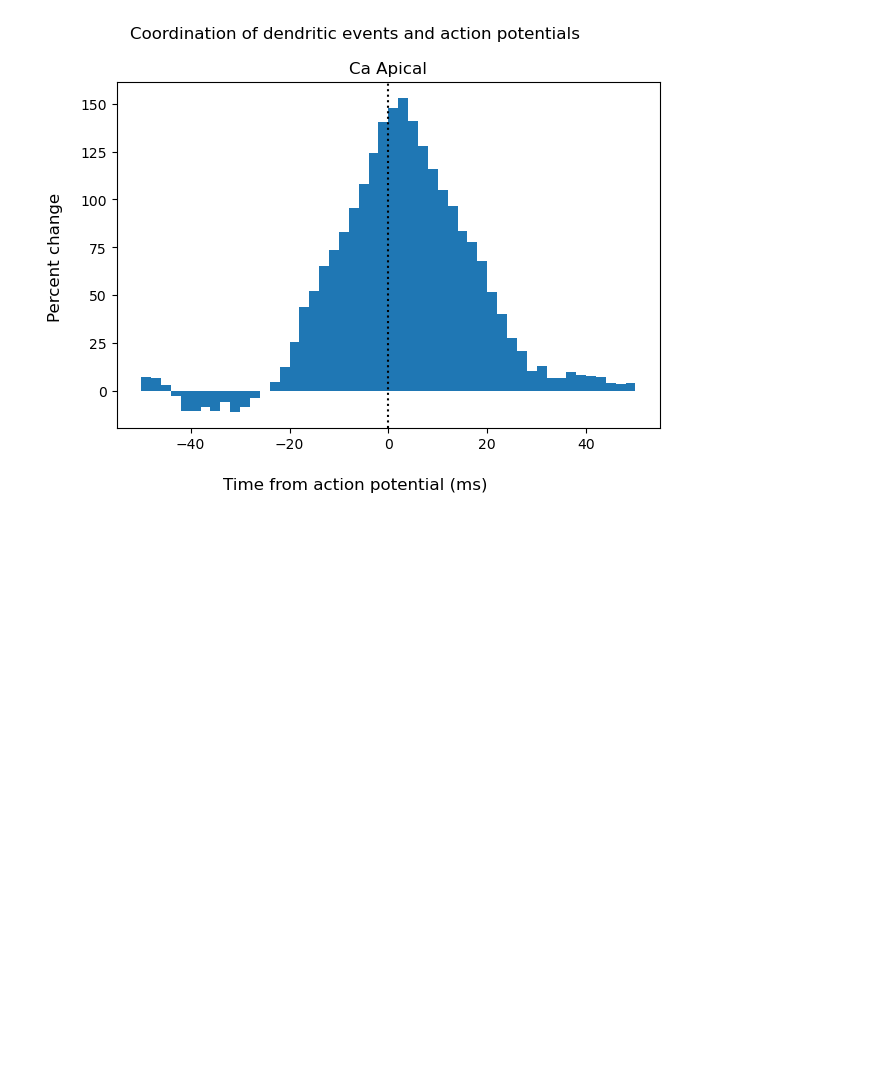
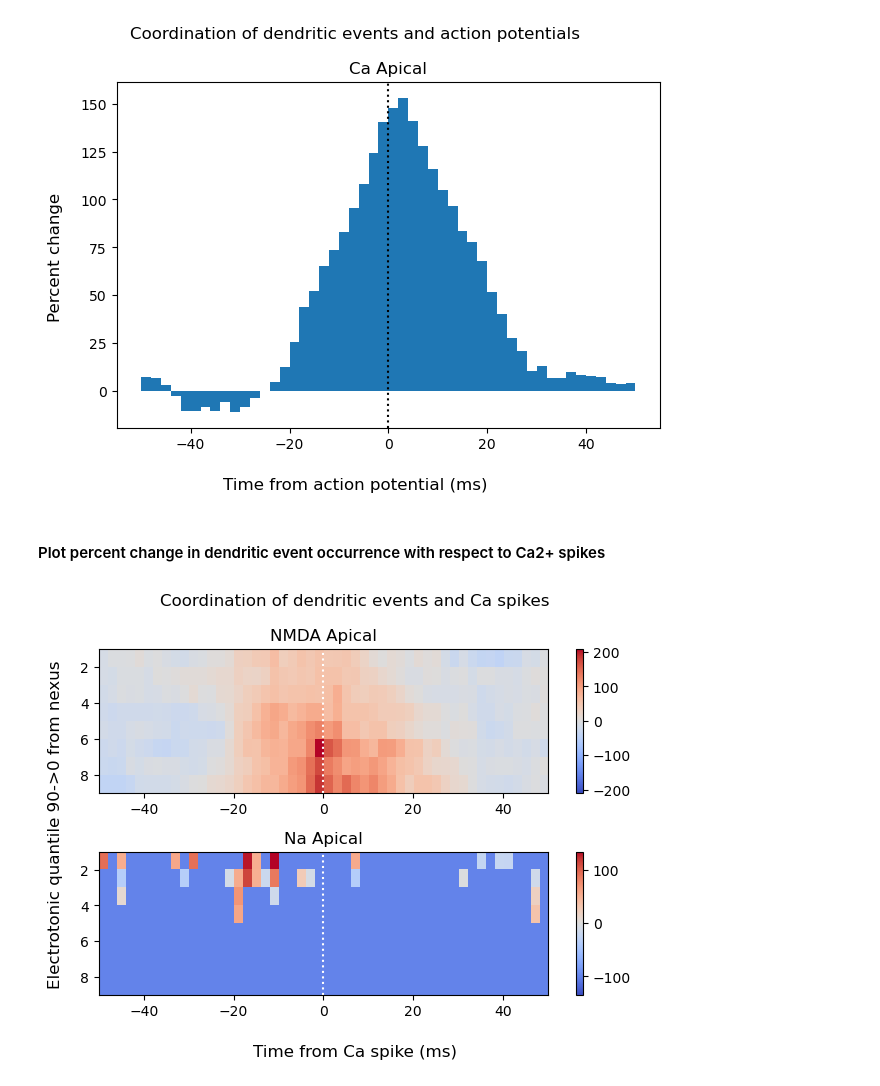
Before and after one commit to dbheadley/InhibOnDendComp, a Jupyter notebook: scripts/DendSpike_PoissonInh_PoissonExc.ipynb, the cells around one changed output. Drawn from its saved outputs; the diff is of its cells as text; code cells hidden in the pictures; blank space fills up the shorter version.

Commit message:
new analyses of calcium spikes

```diff
--- a/scripts/DendSpike_PoissonInh_PoissonExc.ipynb
+++ b/scripts/DendSpike_PoissonInh_PoissonExc.ipynb
@@ -39,9 +41,9 @@ step = 2 * samps_per_ms # number of simulation steps for creating the dendritic
 root_dir = 'Z:\\DendOscSub\\output_allpoisson\\'
 sim_dict = {'SimName': 'output_allpoisson',
             'RootDir': root_dir,
-            'CaFile': root_dir + 'output_allpoisson_ca.csv',
-            'NaFile': root_dir + 'output_allpoisson_na.csv',
-            'NMDAFile': root_dir + 'output_allpoisson_nmda.csv',
+            'CaFile': root_dir + 'output_allpoisson_ca_nex.csv',
+            'NaFile': root_dir + 'output_allpoisson_na_nex.csv',
+            'NMDAFile': root_dir + 'output_allpoisson_nmda_nex.csv',
             'APFile': root_dir + 'spikes.h5'}
 
 sim_dict
@@ -78,14 +80,15 @@ eqt_list = np.arange(9,0,-1)
 t_inds = np.where(np.abs(t_list)<=50)[0]
 eqt_inds = np.where(eqt_list>0)[0]
 
-def plot_sta_im(data_arr,ax):
+def plot_sta_im(data_arr,ax,**kwargs):
 
     ax_im = ax.imshow(data_arr[eqt_inds[0]:eqt_inds[-1],t_inds[0]:t_inds[-1]],
                       extent=[t_list[t_inds[0]], t_list[t_inds[-1]],
                               eqt_list[eqt_inds[0]], eqt_list[eqt_inds[-1]]],
                       interpolation='none',
                       cmap='coolwarm',
-                      norm=colors.CenteredNorm(vcenter=0))
+                      norm=colors.CenteredNorm(vcenter=0),
+                      **kwargs)
 
     plt.colorbar(ax_im,ax=ax)
     ax.axvline(0,color='white',linestyle=':')
@@ -127,3 +130,31 @@ fig.tight_layout()
 fig.savefig('../figures/CaSpikesCC.pdf')
 # %% [output]
 [figure]
+# %% [markdown]
+#### Plot percent change in dendritic event occurrence with respect to Ca2+ spikes
+# %%
+# process the simulation
+pois_ca_sta = {}
+pois_ca_sta['nmda_sta'] = sta_files(sim_dict['NMDAFile'], sim_dict['CaFile'],
+                                 step, sim_win,sta_step,sta_win,
+                                 agg_colname='Elec_distance_nexusQ', ca_spk=True)
+pois_ca_sta['na_sta'] = sta_files(sim_dict['NaFile'], sim_dict['CaFile'],
+                               step, sim_win,sta_step,sta_win,
+                               agg_colname='Elec_distance_nexusQ', ca_spk=True)
+
+pois_ca_sta['nmda_a'] = pois_ca_sta['nmda_sta'].loc['apic','sta']
+pois_ca_sta['na_a'] = pois_ca_sta['na_sta'].loc['apic','sta']
+# %%
+fig,ax = plt.subplots(2,1)
+plot_sta_im(pois_ca_sta['nmda_a'], ax[0])
+ax[0].set_title('NMDA Apical')
+plot_sta_im(pois_ca_sta['na_a'], ax[1])
+ax[1].set_title('Na Apical')
+
+fig.supxlabel('Time from Ca spike (ms)')
+fig.supylabel('Electrotonic quantile 90->0 from nexus')
+fig.suptitle('Coordination of dendritic events and Ca spikes')
+fig.tight_layout()
+fig.savefig('../figures/DendSpikesCaCC.pdf')
+# %% [output]
+[figure, added]
```
Also changed, not shown: parts of 7 cells of this notebook, 13 other files.
